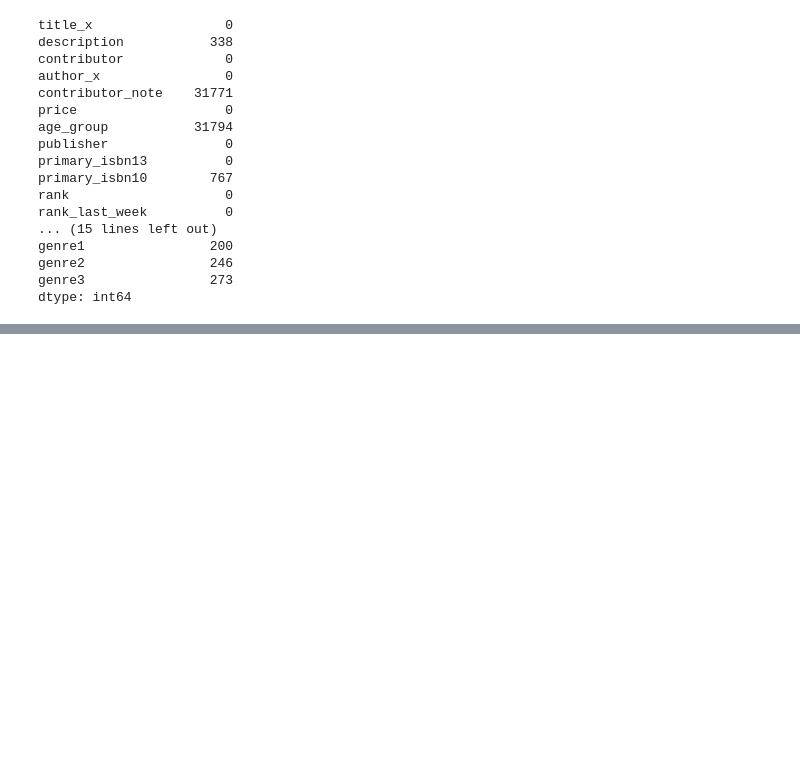
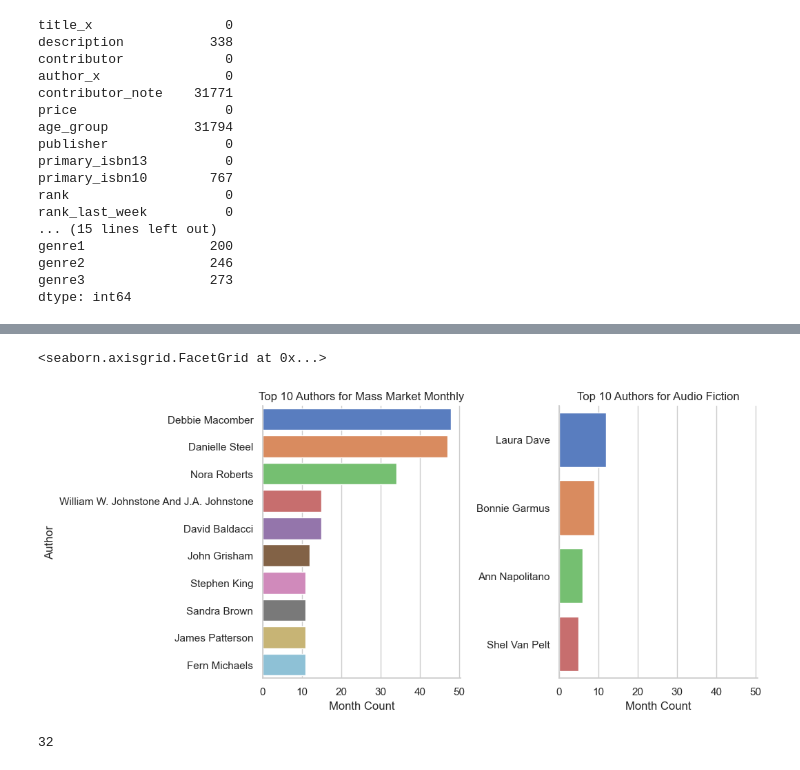
Before and after one commit to melaniewesson/bestseller_capstone, a Jupyter notebook: notebooks/bestsellers_analaysis.ipynb, the cells around one changed output, grey strips where cells are left out. Drawn from its saved outputs; the diff is of its cells as text; code cells hidden in the pictures; blank space fills up the shorter version.

```diff
--- a/notebooks/bestsellers_analaysis.ipynb
+++ b/notebooks/bestsellers_analaysis.ipynb
@@ -274,0 +358,25 @@ bar.set(ylabel = "Author", xlabel= 'Frequency (in weeks)', title="Frequency of T
+# %%
+#Find top 10 authors for each monthly book list
+grouped_by_list = full_merge.groupby(['nyt_list', 'author']).size().reset_index(name='month_count')
+sorted_by_list = grouped_by_list.sort_values(by='month_count', ascending=False)
+#Get top 10 from each category for weekly lists
+top_10_monthly = sorted_by_list.groupby('nyt_list').head(10)
+#remove monthly from this
+monthly_lists = ['Audio Fiction', 'Mass Market Monthly']
+top_10_author_by_month = sorted_by_list[sorted_by_list['nyt_list'].isin(monthly_lists)]
+top_10_author_by_month = top_10_author_by_month.groupby('nyt_list').head(10)
+# %%
+# Make facetgrid with each nyt_list category's top 10 authors
+ay = sns.FacetGrid(top_10_author_by_month, col='nyt_list', col_wrap=3, height=5, sharey=False)
+ay.map(sns.barplot, 'month_count', 'author', palette='muted')
+ay.set_titles('Top 10 Authors for {col_name}')
+ay.set_axis_labels('Month Count', 'Author')
+# %% [output]
+<seaborn.axisgrid.FacetGrid at 0x...>
+[figure, added]
+# %%
+#check on the audio fiction, why only 4 authors?
+audio_authors = full_merge[full_merge['nyt_list'] == 'Audio Fiction']
+len(audio_authors)
+# %% [output]
+32
```
Also changed, not shown: parts of 14 cells of this notebook.
